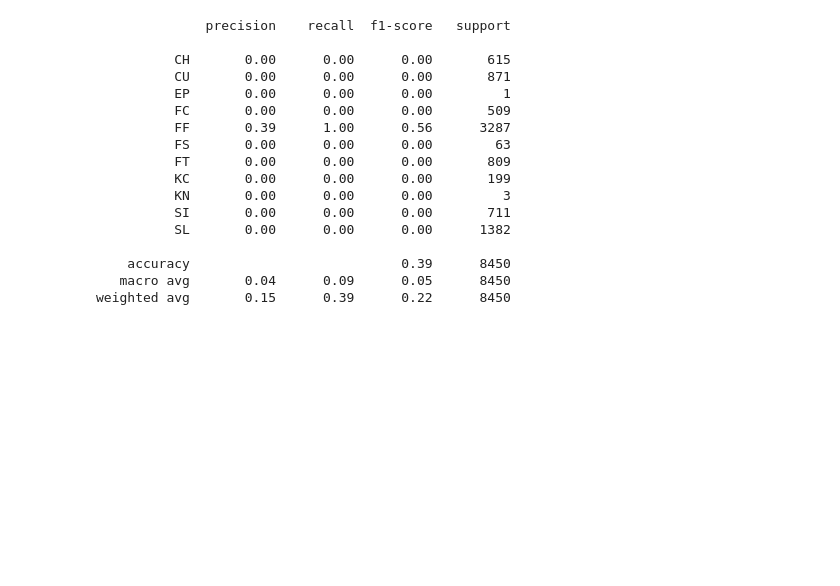
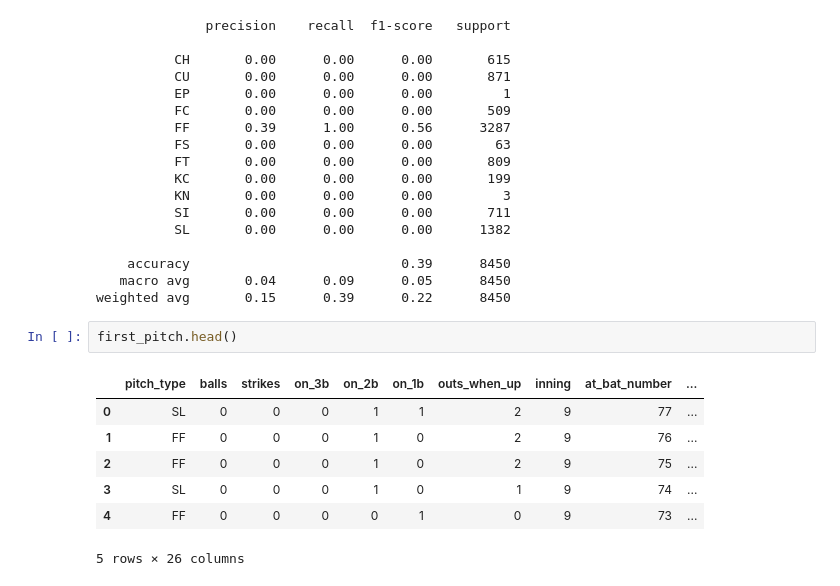
Before and after one commit to lligon4/Capstone2_Project, a Jupyter notebook: CS2_modeling.ipynb, the cells around one changed output. Saved outputs shown, nothing was run; the diff lists cells and outputs as text; blank space fills up the shorter version.

```diff
--- a/CS2_modeling.ipynb
+++ b/CS2_modeling.ipynb
@@ -380,3 +560,13 @@ print(classification_report(y_test, y_pred, zero_division=0))
     accuracy                           0.39      8450
    macro avg       0.04      0.09      0.05      8450
 weighted avg       0.15      0.39      0.22      8450
+# %%
+first_pitch.head()
+# %% [output]
+|  | pitch_type | balls | strikes | on_3b | on_2b | on_1b | outs_when_up | inning | at_bat_number | ... |
+| 0 | SL | 0 | 0 | 0 | 1 | 1 | 2 | 9 | 77 | ... |
+| 1 | FF | 0 | 0 | 0 | 1 | 0 | 2 | 9 | 76 | ... |
+| 2 | FF | 0 | 0 | 0 | 1 | 0 | 2 | 9 | 75 | ... |
+| 3 | SL | 0 | 0 | 0 | 1 | 0 | 1 | 9 | 74 | ... |
+| 4 | FF | 0 | 0 | 0 | 0 | 1 | 0 | 9 | 73 | ... |
+5 rows × 26 columns
```
Also changed, not shown: parts of 34 cells of this notebook.
